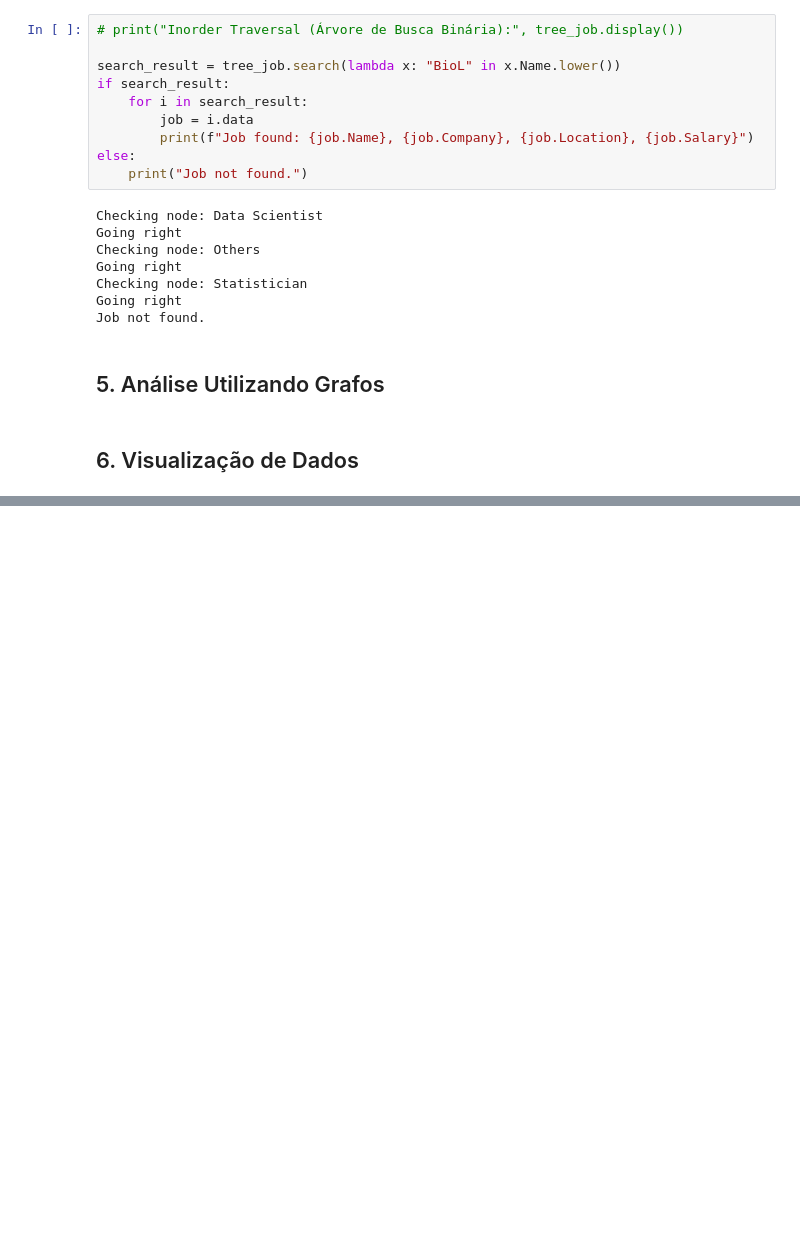
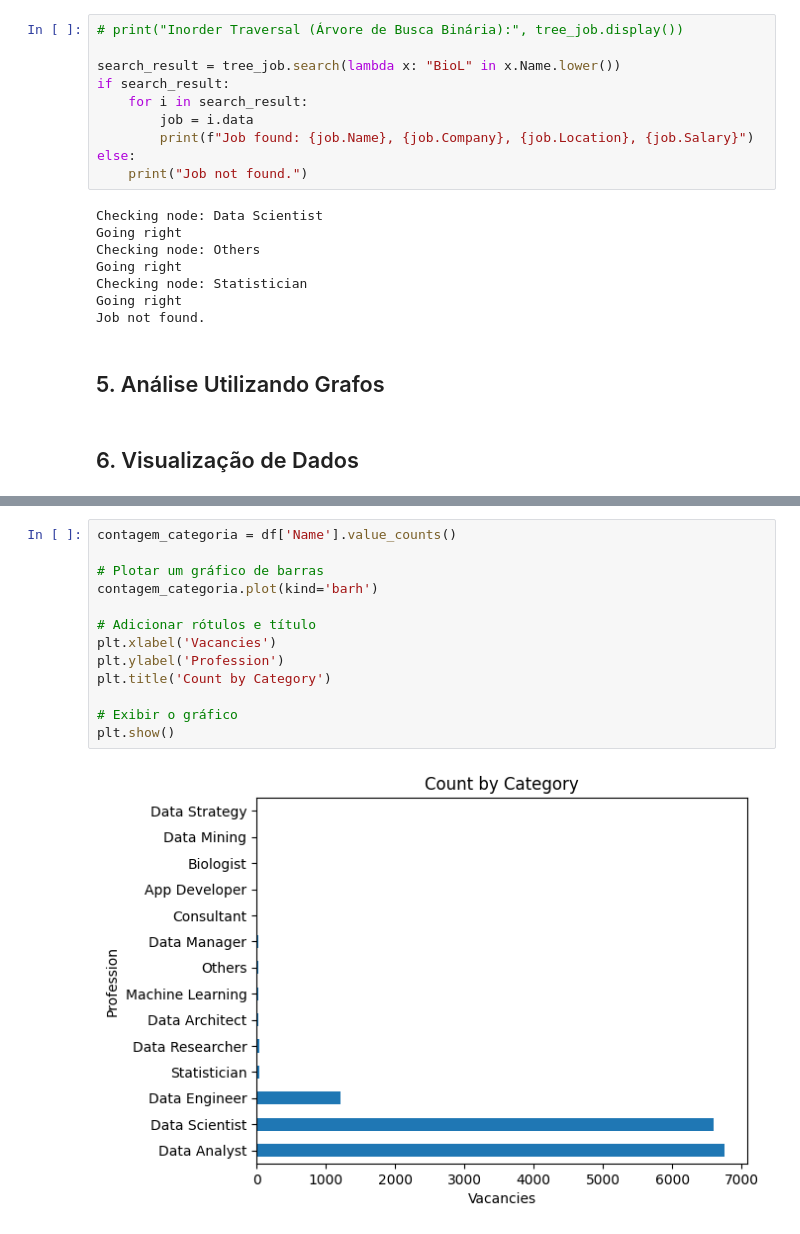
Before and after one commit to tcastb/ED_trabalho, a Jupyter notebook: main.ipynb, the cells around one changed output, grey strips where cells are left out. Drawn from its saved outputs; the diff is of its cells as text; blank space fills up the shorter version.

```diff
--- a/main.ipynb
+++ b/main.ipynb
@@ -694,0 +694,15 @@ plt.show()
+# %%
+contagem_categoria = df['Name'].value_counts()
+
+# Plotar um gráfico de barras
+contagem_categoria.plot(kind='barh')
+
+# Adicionar rótulos e título
+plt.xlabel('Vacancies')
+plt.ylabel('Profession')
+plt.title('Count by Category')
+
+# Exibir o gráfico
+plt.show()
+# %% [output]
+[figure, added]
```
Also changed, not shown: parts of 4 cells of this notebook.
